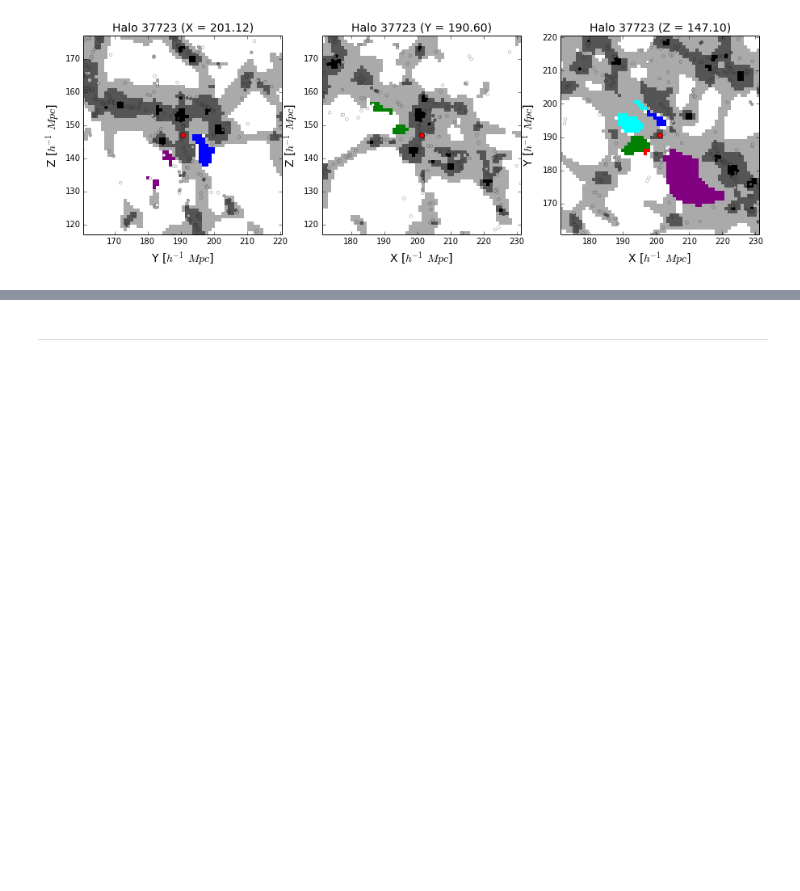
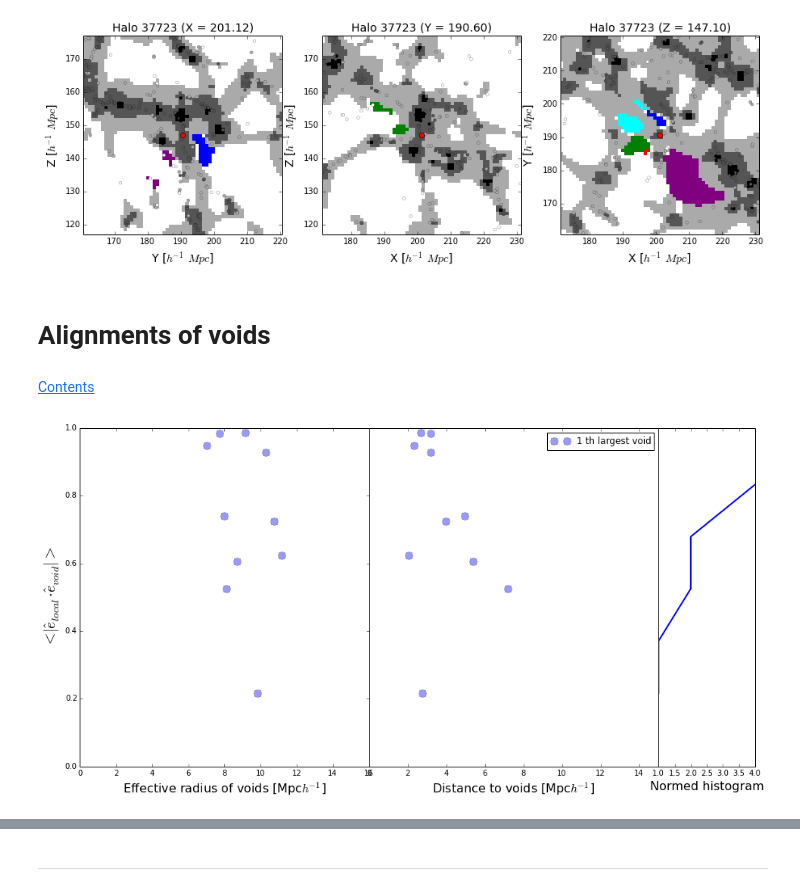
Before and after one commit to sbustamante/LGVoids, a Jupyter notebook: codes/notebook.ipynb, the cells around one changed output, grey strips where cells are left out. Saved outputs shown, nothing was run; the diff lists cells and outputs as text; code cells hidden in the pictures; blank space fills up the shorter version.

Commit message:
Basic alignments of local eigenvectors and voids eigenvectors

```diff
--- a/codes/notebook.ipynb
+++ b/codes/notebook.ipynb
@@ -649,7 +655,7 @@ for i in xrange(Nneigh):
     Yr = np.linspace(0,15,20)
     H, Xr, Yr = np.histogram2d( ip_voids_sizes[:,i], ip_voids_distances[:,i*5], bins=(Xr,Yr), normed=True,\
     range=((0,16),(0,15)))
-    plt.contour( H.T, 1, colors=colors[i], extent=(0,16,0,15), linewidths=3, alpha=0.7 )
+    plt.contour( H.T, 1, colors=colores[i], extent=(0,16,0,15), linewidths=3, alpha=0.7 )
     plt.plot( ip_voids_sizes[:,i], ip_voids_distances[:,i*5], ".", alpha=0.3, markersize=6,\
     label="%d th closest void"%(i+1) )
 
@@ -795,3 +801,47 @@ halo_environment( halos, id_voids, halos_eigs, LG_index[8], dx=30, Nneigh=5 )
 halo_environment( halos, id_voids, halos_eigs, LG_index[9], dx=30, Nneigh=5 )
 # %% [output]
 [figure]
+# %% [markdown]
+# Alignments of voids
+# %% [markdown]
+[Contents](#Contents)
+# %%
+#Loading eigenvectors of all halos
+halos_eigvecs = np.loadtxt( "%s/Teigvec_halos_fof.dat"%(datafold) )
+#Loading eigenvectors of all halos for the closest voids
+Nneigh = 5
+voids_eigvecs = []
+#Eigenvectors in the closest void cell for each neighbour
+ip_void_eigvec1 = []
+ip_void_eigvec2 = []
+ip_void_eigvec3 = []
+lg_void_eigvec1 = []
+lg_void_eigvec2 = []
+lg_void_eigvec3 = []
+for i in xrange(Nneigh):
+    voids_eigvecs.append( np.loadtxt( "%s/Teigvec_halos_fof_void_%d.dat"%(datafold, i) ) )
+    #Loading only IP and LG systems
+    ip_void_eigvec1.append( voids_eigvecs[i][ip_index,0:3] )
+    ip_void_eigvec2.append( voids_eigvecs[i][ip_index,3:6] )
+    ip_void_eigvec3.append( voids_eigvecs[i][ip_index,6:9] )
+    lg_void_eigvec1.append( voids_eigvecs[i][LG_index,0:3] )
+    lg_void_eigvec2.append( voids_eigvecs[i][LG_index,3:6] )
+    lg_void_eigvec3.append( voids_eigvecs[i][LG_index,6:9] )
+
+#Turning into np.array
+ip_void_eigvec1 = np.array(ip_void_eigvec1)
+ip_void_eigvec2 = np.array(ip_void_eigvec2)
+ip_void_eigvec3 = np.array(ip_void_eigvec3)
+lg_void_eigvec1 = np.array(lg_void_eigvec1)
+lg_void_eigvec2 = np.array(lg_void_eigvec2)
+lg_void_eigvec3 = np.array(lg_void_eigvec3)
+
+#Loading only IP and LG systems
+ip_eigvec1 = halos_eigvecs[ip_index,0:3]
+ip_eigvec2 = halos_eigvecs[ip_index,3:6]
+ip_eigvec3 = halos_eigvecs[ip_index,6:9]
+lg_eigvec1 = halos_eigvecs[LG_index,0:3]
+lg_eigvec2 = halos_eigvecs[LG_index,3:6]
+lg_eigvec3 = halos_eigvecs[LG_index,6:9]
+
+del halos_eigvecs, voids_eigvecs
@@ -797,0 +938,4 @@ halo_environment( halos, id_voids, halos_eigs, LG_index[9], dx=30, Nneigh=5 )
+# %%
+alignment( lg_eigvec3, 3, "lg", Nneigh=1, order="largest", ms=10 )
+# %% [output]
+[figure, added]
```
Also changed, not shown: parts of 16 cells of this notebook, 4 other files.
